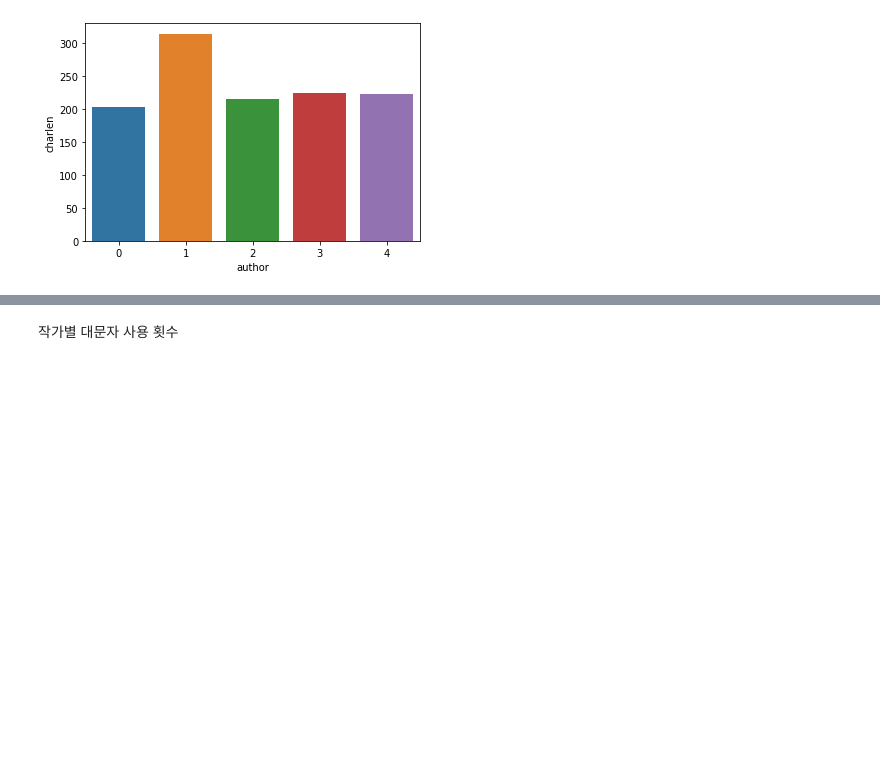
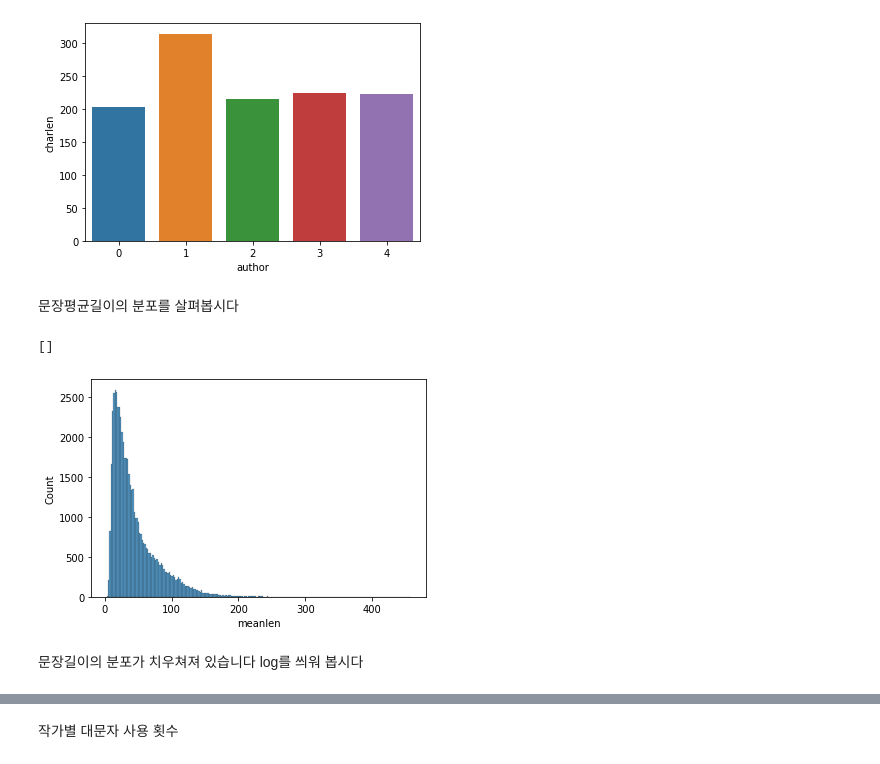
Before and after one commit to jwengr/dacon, a Jupyter notebook: 소설 작가 분류 AI 경진대회/EDA.ipynb, the cells around one changed output, grey strips where cells are left out. Drawn from its saved outputs; the diff is of its cells as text; code cells hidden in the pictures; blank space fills up the shorter version.

```diff
--- a/소설 작가 분류 AI 경진대회/EDA.ipynb
+++ b/소설 작가 분류 AI 경진대회/EDA.ipynb
@@ -144,3 +144,14 @@ sns.barplot(data=train_df.groupby('author')['charlen'].mean().reset_index(),
 plt.show()
 # %% [output]
 [figure]
+# %% [markdown]
+문장평균길이의 분포를 살펴봅시다
+# %%
+sns.histplot(data=train_df,x='meanlen')
+plt.plot()
+# %% [output]
+[]
+[figure, added]
+# %% [markdown]
+문장길이의 분포가 치우쳐져 있습니다
+log를 씌워 봅시다
```
Also changed, not shown: parts of 20 cells of this notebook.
